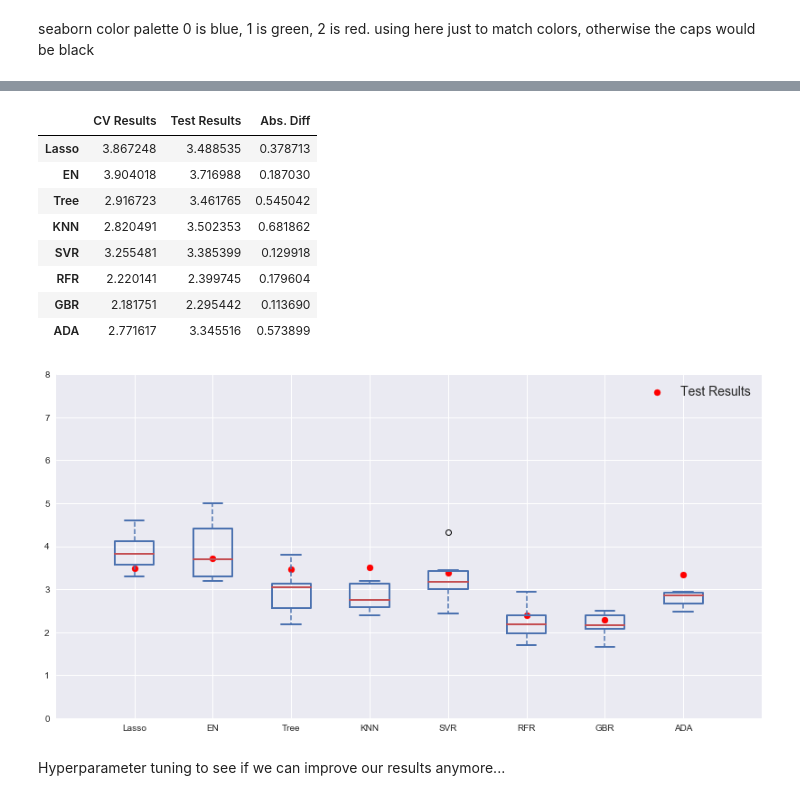
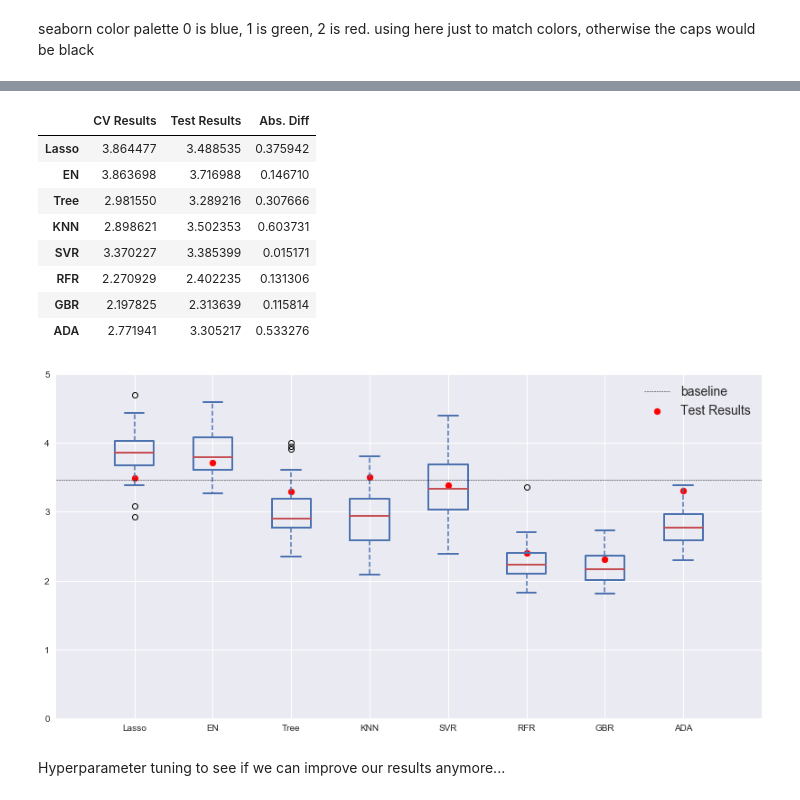
Before and after one commit to dominic-m/Data-Science-and-Machine-Learning-Portfolio, a Jupyter notebook: Boston Housing.ipynb, the cells around one changed output, grey strips where cells are left out. Cells and saved outputs as stored; diff of their text form; code cells hidden in the pictures.

```diff
--- a/Boston Housing.ipynb
+++ b/Boston Housing.ipynb
@@ -287,0 +271,38 @@ cv_results
+# %%
+labels = ['Lasso', 'EN', 'Tree', 'KNN', 'SVR', 'RFR', 'GBR', 'ADA']
+k = 4
+N = 13
+lasso_cv = pd.DataFrame(data = 0.0, columns = ['Fold ' + str(i) for i in range(1,k+1)], index = range(N))
+en_cv = pd.DataFrame(data = 0.0, columns = ['Fold ' + str(i) for i in range(1,k+1)], index = range(N))
+tree_cv = pd.DataFrame(data = 0.0, columns = ['Fold ' + str(i) for i in range(1,k+1)], index = range(N))
+knn_cv = pd.DataFrame(data = 0.0, columns = ['Fold ' + str(i) for i in range(1,k+1)], index = range(N))
+svr_cv = pd.DataFrame(data = 0.0, columns = ['Fold ' + str(i) for i in range(1,k+1)], index = range(N))
+rfr_cv = pd.DataFrame(data = 0.0, columns = ['Fold ' + str(i) for i in range(1,k+1)], index = range(N))
+gbr_cv = pd.DataFrame(data = 0.0, columns = ['Fold ' + str(i) for i in range(1,k+1)], index = range(N))
+ada_cv = pd.DataFrame(data = 0.0, columns = ['Fold ' + str(i) for i in range(1,k+1)], index = range(N))
+
+for i in range(N):
+    for name, regressor in regressors:
+        kfold = KFold(n_splits = k, shuffle = True)
+        if name == 'Lasso':
+            lasso_cv.iloc[i,:] = cross_val_score(regressor, train_data, train_targets, cv = kfold, scoring = scorer)
+        if name == 'EN':
+            en_cv.iloc[i,:] = cross_val_score(regressor, train_data, train_targets, cv = kfold, scoring = scorer)
+        if name == 'Tree':
+            tree_cv.iloc[i,:] = cross_val_score(regressor, train_data, train_targets, cv = kfold, scoring = scorer)
+        if name == 'KNN':
+            knn_cv.iloc[i,:] = cross_val_score(regressor, train_data, train_targets, cv = kfold, scoring = scorer)
+        if name == 'SVR':
+            svr_cv.iloc[i,:] = cross_val_score(regressor, train_data, train_targets, cv = kfold, scoring = scorer)
+        if name == 'RFR':
+            rfr_cv.iloc[i,:] = cross_val_score(regressor, train_data, train_targets, cv = kfold, scoring = scorer)
+        if name == 'GBR':
+            gbr_cv.iloc[i,:] = cross_val_score(regressor, train_data, train_targets, cv = kfold, scoring = scorer)
+        if name == 'ADA':
+            ada_cv.iloc[i,:] = cross_val_score(regressor, train_data, train_targets, cv = kfold, scoring = scorer)
+# %%
+named_cvs = zip(labels, [lasso_cv, en_cv, tree_cv, knn_cv, svr_cv, rfr_cv, gbr_cv, ada_cv])
+cv_results = pd.DataFrame(data = 0.0, columns = labels, index = range(N*k))
+for name, df in named_cvs:
+    cv_results.loc[:,name] = pd.melt(df)['value']
+cv_results.head()
@@ -315,28 +347,29 @@ results
 # %%
-comparison = pd.DataFrame([cv_results.T.mean(), results['MAE']]).T
+comparison = pd.DataFrame([cv_results.mean(), results['MAE']]).T
 comparison.columns = ['CV Results', 'Test Results']
 comparison['Abs. Diff'] = (comparison['CV Results'] - comparison['Test Results']).abs()
 comparison
 # %% [output]
 |  | CV Results | Test Results | Abs. Diff |
-| Lasso | 3.867248 | 3.488535 | 0.378713 |
-| EN | 3.904018 | 3.716988 | 0.187030 |
-| Tree | 2.916723 | 3.461765 | 0.545042 |
-| KNN | 2.820491 | 3.502353 | 0.681862 |
-| SVR | 3.255481 | 3.385399 | 0.129918 |
-| RFR | 2.220141 | 2.399745 | 0.179604 |
-| GBR | 2.181751 | 2.295442 | 0.113690 |
-| ADA | 2.771617 | 3.345516 | 0.573899 |
+| Lasso | 3.864477 | 3.488535 | 0.375942 |
+| EN | 3.863698 | 3.716988 | 0.146710 |
+| Tree | 2.981550 | 3.289216 | 0.307666 |
+| KNN | 2.898621 | 3.502353 | 0.603731 |
+| SVR | 3.370227 | 3.385399 | 0.015171 |
+| RFR | 2.270929 | 2.402235 | 0.131306 |
+| GBR | 2.197825 | 2.313639 | 0.115814 |
+| ADA | 2.771941 | 3.305217 | 0.533276 |
 # %%
-cv_results.T.boxplot(boxprops = dict(lw = 2.0), medianprops = dict(lw = 2.0),
-                     whiskerprops = dict(lw = 1.5, ls = '--'), capprops = dict(lw = 2.0, color = sns.color_palette()[0]))
+cv_results.boxplot(boxprops = dict(lw = 2.0), medianprops = dict(lw = 2.0),
+                   whiskerprops = dict(lw = 1.5, ls = '--'), capprops = dict(lw = 2.0, color = sns.color_palette()[0]))
 plt.scatter(x = range(1,9), y = results['MAE'].values, color = 'red', label = 'Test Results')
+plt.axhline(y = baseline_mae, color = 'black', lw = 0.5, ls = '--', label = 'baseline')
 plt.xticks(ticks = range(1,9), labels = labels)
 plt.legend(fontsize = 14)
 plt.xlim(0, 9)
-plt.ylim(0, 8);
+plt.ylim(0, 5);
 # %% [output]
-[figure, old version]
+[figure, new version]
 # %% [markdown]
 Hyperparameter tuning to see if we can improve our results anymore...
 # %%
```
Also changed, not shown: parts of 37 cells of this notebook.
